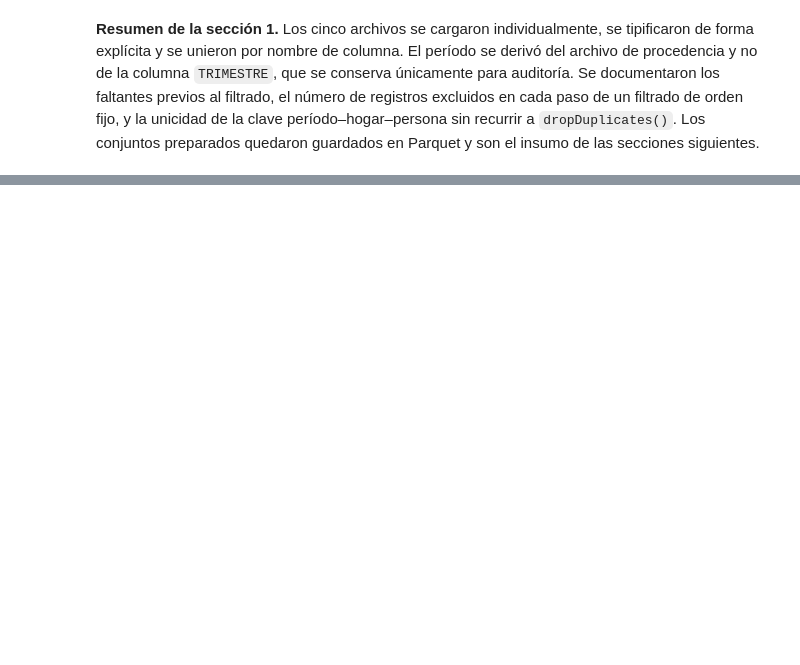
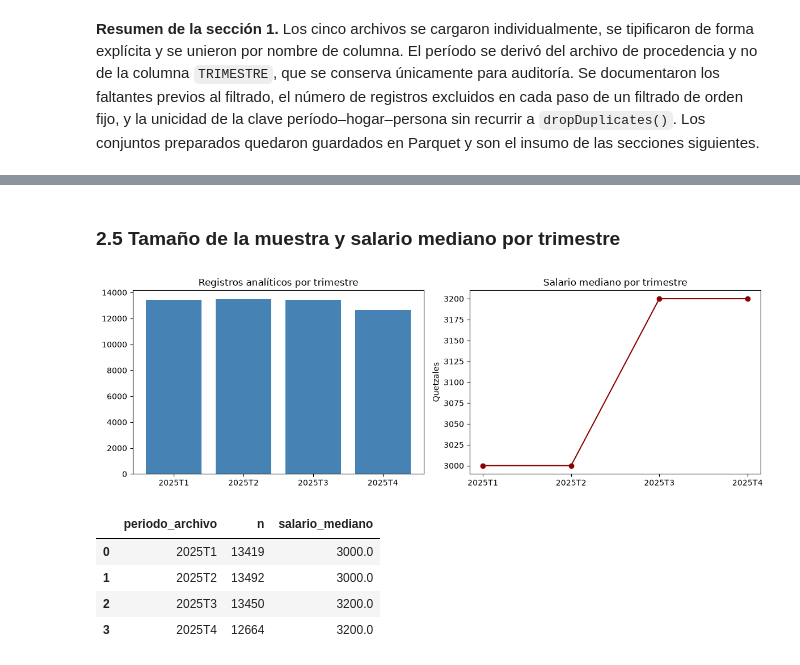
Before and after one commit to CindyGualim/lab7-data, a Jupyter notebook: Laboratorio7_SparkMLlib.ipynb, the cells around one changed output, grey strips where cells are left out. Cells and saved outputs as stored; diff of their text form; code cells hidden in the pictures; blank space fills up the shorter version.

```diff
--- a/Laboratorio7_SparkMLlib.ipynb
+++ b/Laboratorio7_SparkMLlib.ipynb
@@ -588,0 +910,24 @@ guardados en Parquet y son el insumo de las secciones siguientes.
+# %% [markdown]
+### 2.5 Tamaño de la muestra y salario mediano por trimestre
+# %%
+por_trim = (df.groupBy("periodo_archivo")
+              .agg(F.count("*").alias("n"),
+                   F.expr("percentile(salario_mensual, 0.5)").alias("salario_mediano"))
+              .orderBy("periodo_archivo").toPandas())
+
+fig, (ax1, ax2) = plt.subplots(1, 2, figsize=(12, 4))
+ax1.bar(por_trim["periodo_archivo"], por_trim["n"], color="steelblue")
+ax1.set_title("Registros analíticos por trimestre")
+ax2.plot(por_trim["periodo_archivo"], por_trim["salario_mediano"], marker="o", color="darkred")
+ax2.set_title("Salario mediano por trimestre")
+ax2.set_ylabel("Quetzales")
+plt.tight_layout()
+plt.show()
+por_trim
+# %% [output]
+[figure, added]
+|  | periodo_archivo | n | salario_mediano |
+| 0 | 2025T1 | 13419 | 3000.0 |
+| 1 | 2025T2 | 13492 | 3000.0 |
+| 2 | 2025T3 | 13450 | 3200.0 |
+| 3 | 2025T4 | 12664 | 3200.0 |
```
Also changed, not shown: parts of 43 cells of this notebook.
